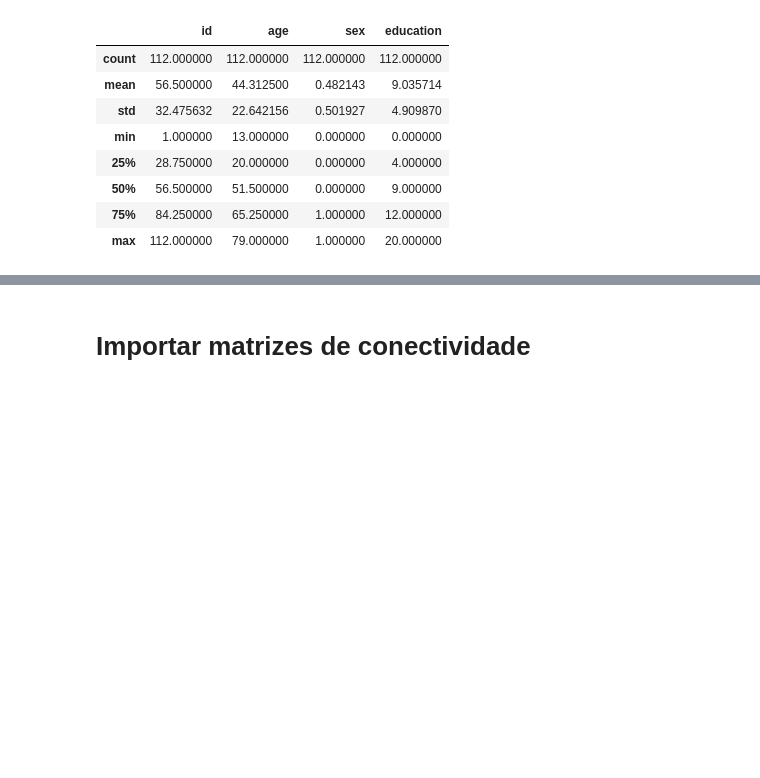
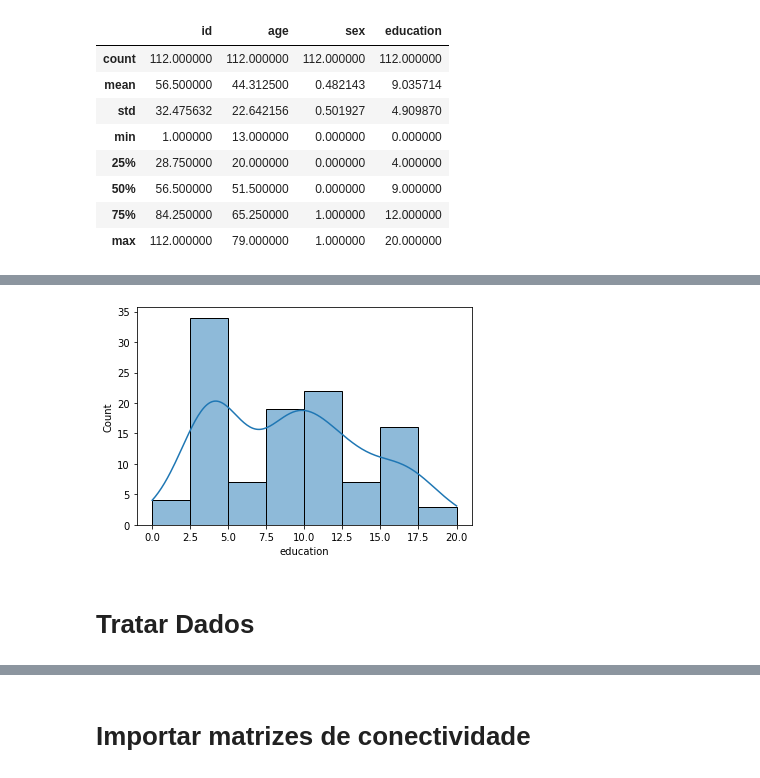
Before and after one commit to benjamimcoelho/AprendizagemProfunda, a Jupyter notebook: notebooks/grupo7.ipynb, the cells around one changed output, grey strips where cells are left out. Saved outputs shown, nothing was run; the diff lists cells and outputs as text; code cells hidden in the pictures; blank space fills up the shorter version.

```diff
--- a/notebooks/grupo7.ipynb
+++ b/notebooks/grupo7.ipynb
@@ -36,0 +51,20 @@ train_data.describe()
+# %%
+#train_data.isna().any()
+
+import seaborn as sns
+#sns.histplot(train_data['age'], kde='True')
+#sns.histplot(train_data['sex'], kde='True')
+sns.histplot(train_data['education'], kde='True')
+
+#sns.boxplot(x=train_data['age'])
+#sns.boxplot(x=train_data['sex'])
+#sns.boxplot(x=train_data['education'])
+
+import matplotlib.pyplot as plt
+#corr_matrix = train_data.corr()
+#f, ax = plt.subplots(figsize=(8,6))
+#sns.heatmap(corr_matrix, vmin=1, vmax=1, square=True, annot=True)
+# %% [output]
+[figure, added]
+# %% [markdown]
+# Tratar Dados
```
Also changed, not shown: parts of 15 cells of this notebook.
